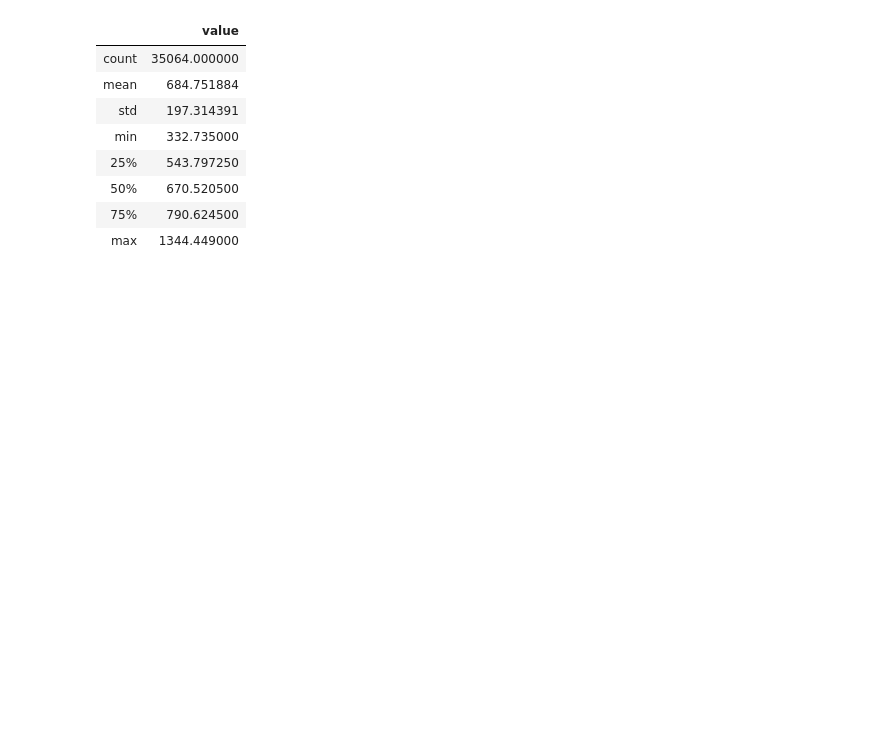
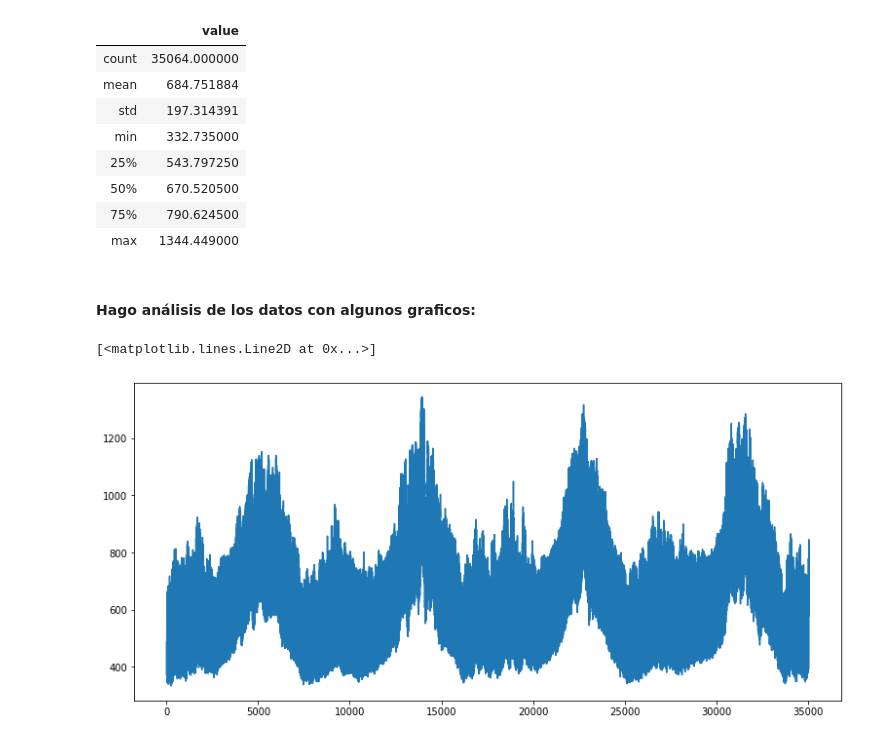
Before and after one commit to pablohhb/TFM, a Jupyter notebook: exploracion_datos.ipynb, the cells around one changed output. Saved outputs shown, nothing was run; the diff lists cells and outputs as text; code cells hidden in the pictures; blank space fills up the shorter version.

Commit message:
hago alguna representación grafica

```diff
--- a/exploracion_datos.ipynb
+++ b/exploracion_datos.ipynb
@@ -76,3 +76,11 @@ demanda.describe()
 | 50% | 670.520500 |
 | 75% | 790.624500 |
 | max | 1344.449000 |
+# %% [markdown]
+#### Hago análisis de los datos con algunos graficos:
+# %%
+plt.figure(figsize = (13, 6))
+plt.plot(demanda['value'])
+# %% [output]
+[<matplotlib.lines.Line2D at 0x...>]
+[figure, added]
```
Also changed, not shown: parts of 1 cell of this notebook.
